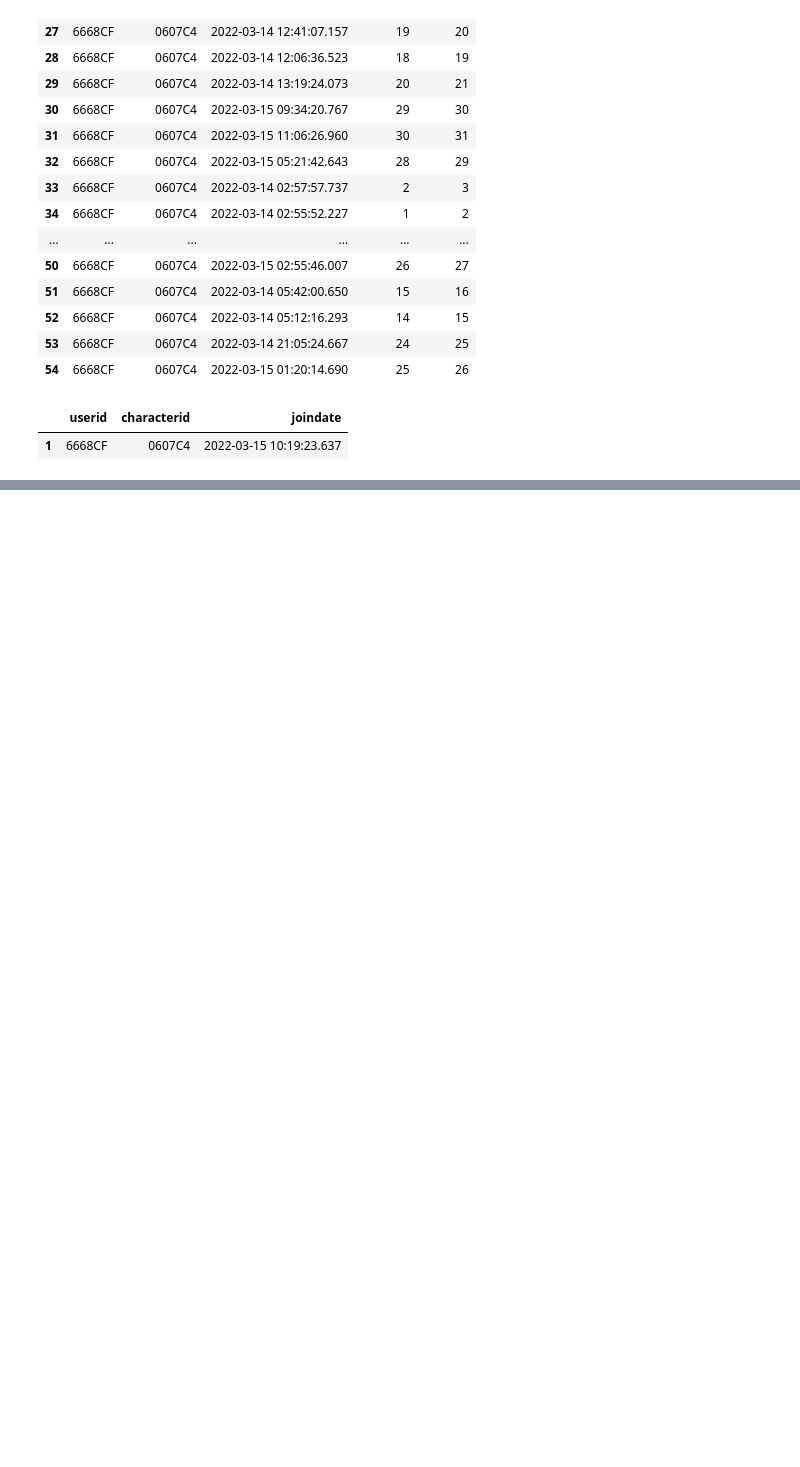
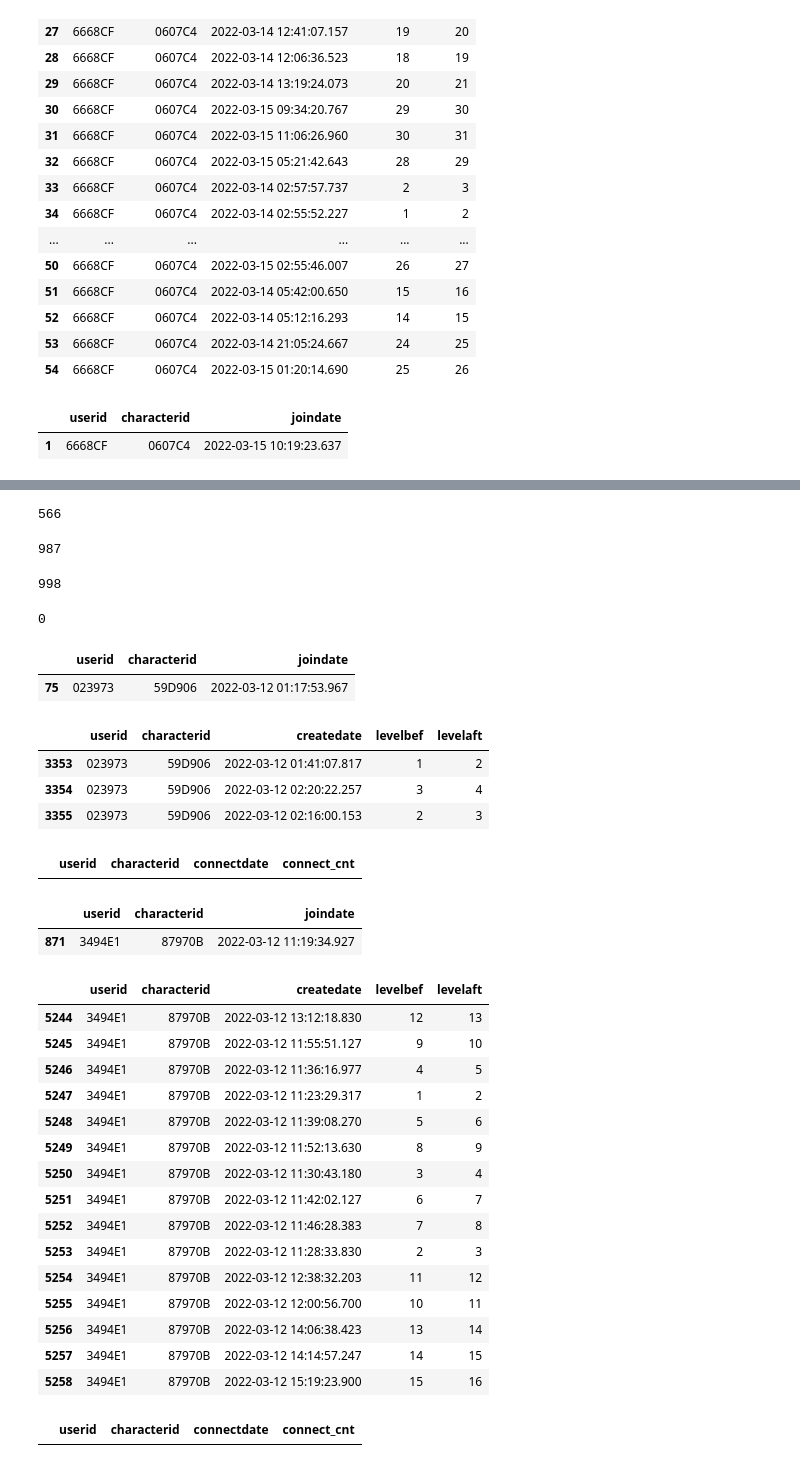
Before and after one commit to mqifjjfwiot/MS-AI-SCHOOL, a Jupyter notebook: InT.ipynb, the cells around one changed output, grey strips where cells are left out. Drawn from its saved outputs; the diff is of its cells as text; code cells hidden in the pictures; blank space fills up the shorter version.

```diff
--- a/InT.ipynb
+++ b/InT.ipynb
@@ -84,0 +91,62 @@ df_j[df_j['characterid'] == '0607C4']
+# %%
+len(userid_list_l)
+# %% [output]
+566
+# %%
+len(df_j['userid'].unique().tolist())
+# %% [output]
+987
+# %%
+len(df_j['characterid'].unique().tolist())
+# %% [output]
+998
+# %%
+df_c['userid'].isnull().sum()
+# %% [output]
+0
+# %%
+df_j[df_j['userid'] =='023973' ]
+# %% [output]
+|  | userid | characterid | joindate |
+| 75 | 023973 | 59D906 | 2022-03-12 01:17:53.967 |
+# %%
+df_l[df_l['userid'] =='023973' ]
+# %% [output]
+|  | userid | characterid | createdate | levelbef | levelaft |
+| 3353 | 023973 | 59D906 | 2022-03-12 01:41:07.817 | 1 | 2 |
+| 3354 | 023973 | 59D906 | 2022-03-12 02:20:22.257 | 3 | 4 |
+| 3355 | 023973 | 59D906 | 2022-03-12 02:16:00.153 | 2 | 3 |
+# %%
+df_c[df_c['userid'] =='023973' ]
+# %% [output]
+|  | userid | characterid | connectdate | connect_cnt |
+# %%
+user_idd = '3494E1'
+# %%
+df_j[df_j['userid'] == user_idd ]
+# %% [output]
+|  | userid | characterid | joindate |
+| 871 | 3494E1 | 87970B | 2022-03-12 11:19:34.927 |
+# %%
+df_l[df_l['userid'] == user_idd ]
+# %% [output]
+|  | userid | characterid | createdate | levelbef | levelaft |
+| 5244 | 3494E1 | 87970B | 2022-03-12 13:12:18.830 | 12 | 13 |
+| 5245 | 3494E1 | 87970B | 2022-03-12 11:55:51.127 | 9 | 10 |
+| 5246 | 3494E1 | 87970B | 2022-03-12 11:36:16.977 | 4 | 5 |
+| 5247 | 3494E1 | 87970B | 2022-03-12 11:23:29.317 | 1 | 2 |
+| 5248 | 3494E1 | 87970B | 2022-03-12 11:39:08.270 | 5 | 6 |
+| 5249 | 3494E1 | 87970B | 2022-03-12 11:52:13.630 | 8 | 9 |
+| 5250 | 3494E1 | 87970B | 2022-03-12 11:30:43.180 | 3 | 4 |
+| 5251 | 3494E1 | 87970B | 2022-03-12 11:42:02.127 | 6 | 7 |
+| 5252 | 3494E1 | 87970B | 2022-03-12 11:46:28.383 | 7 | 8 |
+| 5253 | 3494E1 | 87970B | 2022-03-12 11:28:33.830 | 2 | 3 |
+| 5254 | 3494E1 | 87970B | 2022-03-12 12:38:32.203 | 11 | 12 |
+| 5255 | 3494E1 | 87970B | 2022-03-12 12:00:56.700 | 10 | 11 |
+| 5256 | 3494E1 | 87970B | 2022-03-12 14:06:38.423 | 13 | 14 |
+| 5257 | 3494E1 | 87970B | 2022-03-12 14:14:57.247 | 14 | 15 |
+| 5258 | 3494E1 | 87970B | 2022-03-12 15:19:23.900 | 15 | 16 |
+# %%
+df_c[df_c['userid'] == user_idd ]
+# %% [output]
+|  | userid | characterid | connectdate | connect_cnt |
```
Also changed, not shown: parts of 6 cells of this notebook.
